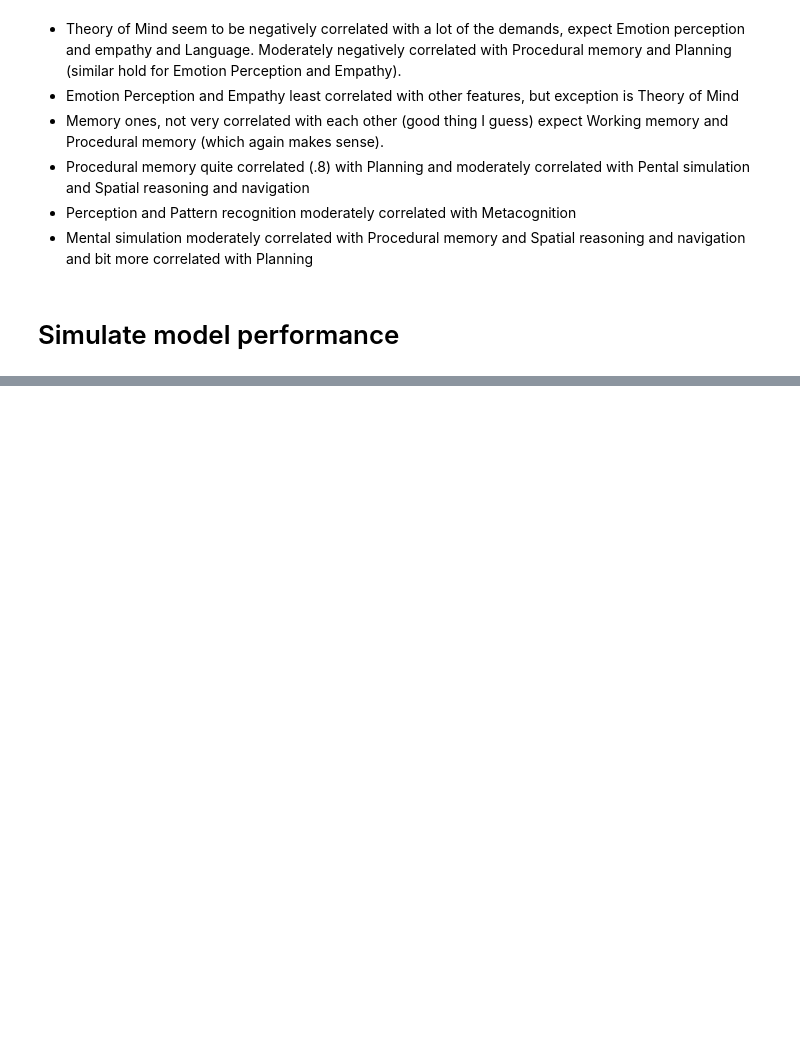
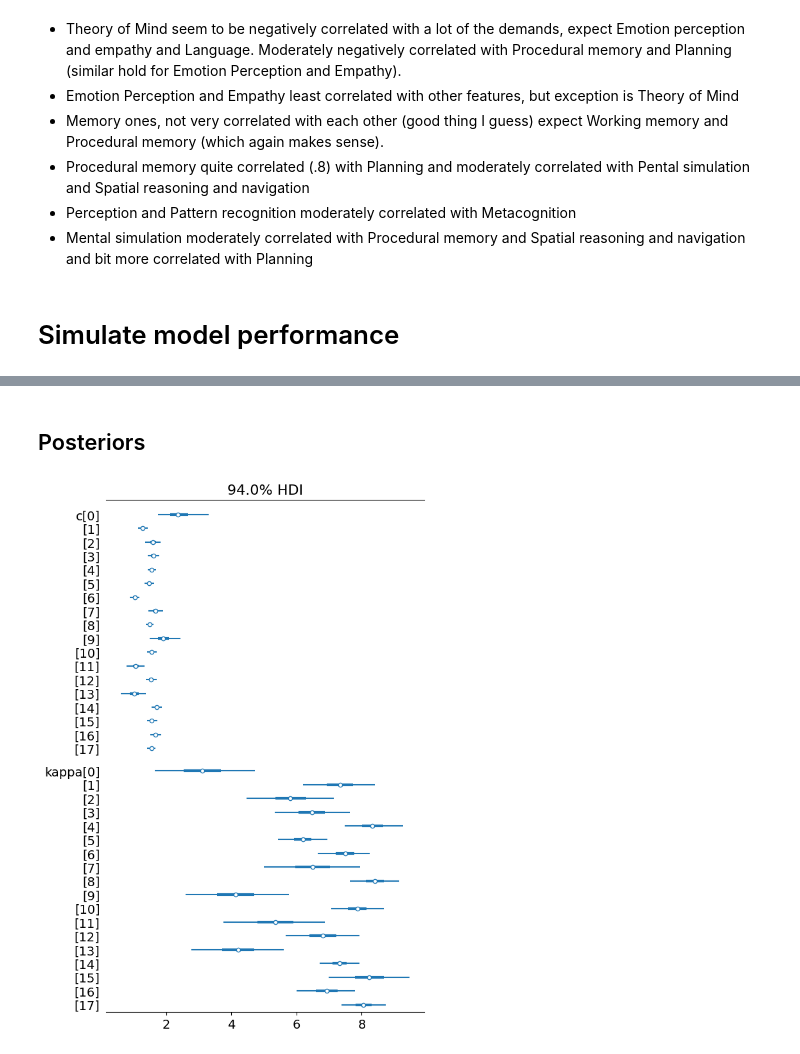
Before and after one commit to markotesic/ai-workforce-suitability, a Jupyter notebook: Capability Profiles/Capability_profiles_all_items.ipynb, the cells around one changed output, grey strips where cells are left out. Drawn from its saved outputs; the diff is of its cells as text; code cells hidden in the pictures; blank space fills up the shorter version.

```diff
--- a/Capability Profiles/Capability_profiles_all_items.ipynb
+++ b/Capability Profiles/Capability_profiles_all_items.ipynb
@@ -338,3 +396,24 @@ def build_single_agent_optionC(
         pm.Bernoulli("y", p=p, observed=Y)
 
     return m
+# %%
+capability_cols = all_annotations_data.columns[2:]           # K names (order you used to build D)
+D = all_annotations_data[capability_cols].to_numpy(float)    # (J, K)
+item_index = all_annotations_data.index                      # to align Y with D rows
+
+# --- 1) Helper to fit a single agent and return idata ---
+def fit_agent(agent_name, Ym_df, D, lam=1.0, gamma0=None, seed=42):
+    # Ensure Y aligns with D's rows/order
+    Y = Ym_df.loc[agent_name, item_index].to_numpy(int)      # (J,)
+    m = build_single_agent_optionC(
+        Y=Y, D=D,
+        lam=lam,
+        mu_c=3.0, sigma_c=1.0,
+        alpha_prior=(0.0, 0.5),
+        kappa_sd=1.0,
+        gamma0=gamma0
+    )
+    with m:
+      idata = pm.sample(tune=1500, draws=3000, target_accept=0.95, random_seed=42, nuts_sampler="numpyro")
+
+    return idata
@@ -341,15 +439,17 @@ def build_single_agent_optionC(
+# %%
+agent_name = "weaker"
+Y = Ym_df.loc[agent_name].to_numpy(int)  # shape (J,)
 # %%
 # Y: shape (J,), D: shape (J,K)
 m = build_single_agent_optionC(
     Y, D,
     lam=1.0,            # ×e per level (use np.log(3) for ×3, etc.)
     mu_c=3.0, sigma_c=1.0,
-    alpha_prior=(0.0, 1.0),
+    alpha_prior=(0.0, 0.5),
     kappa_sd=1.0,
-    gamma0=8.0          # optional, if some items truly have all-zero demands
+    gamma0=None          # if you want near-certain success on all-zero rows, then set to 8
 )
-with m:
-    idata = pm.sample(tune=1000, draws=1000, target_accept=0.9, random_seed=42)
+pm.model_to_graphviz(m)
 
 # After sampling:
 # idata.posterior["c"]  -> capability levels (same ruler as D)
@@ -357,0 +460,3 @@ with m:
+# %%
+with m:
+    idata = pm.sample(tune=2000, draws=4000, target_accept=0.95, random_seed=42, nuts_sampler="numpyro")
@@ -357,0 +483,7 @@ with m:
+# %% [markdown]
+## Posteriors
+# %%
+#az.plot_posterior(idata, var_names=["c","theta","kappa","alpha"], hdi_prob=0.95);
+az.plot_forest(idata, var_names=["c","kappa"], combined=True);
+# %% [output]
+[figure, added]
```
Also changed, not shown: parts of 40 cells of this notebook.
